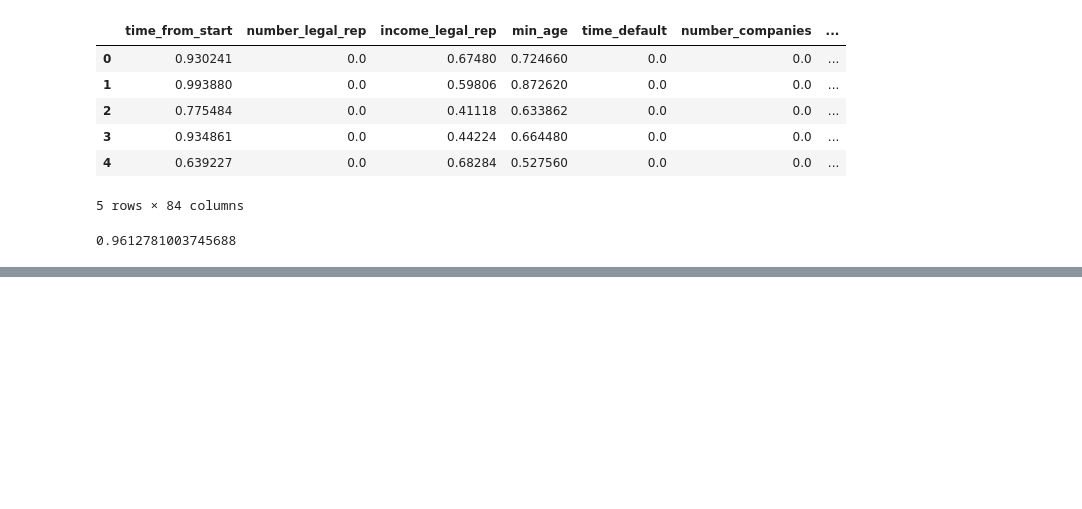
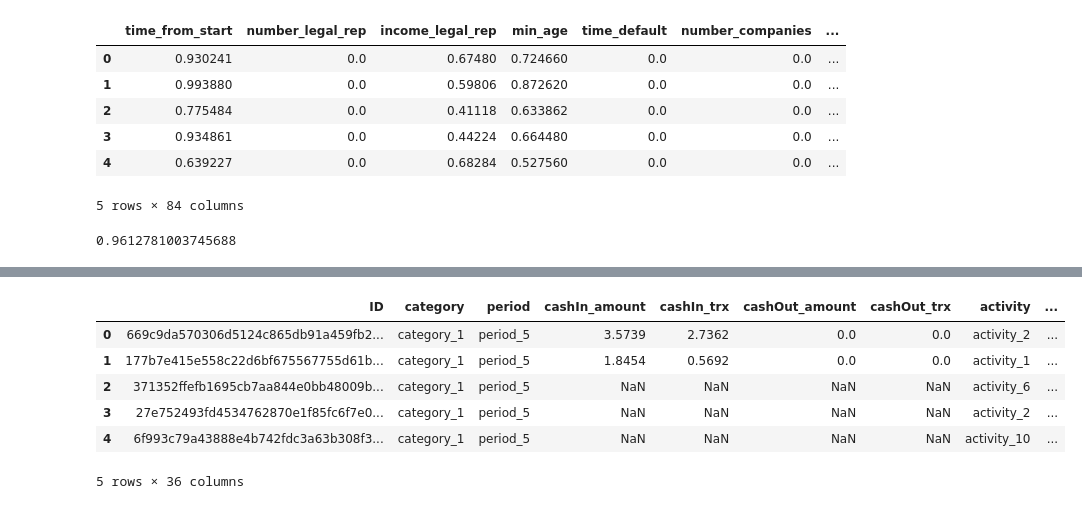
Before and after one commit to rodrigoase/bbva-data-challenge, a Jupyter notebook: Experimentacion.ipynb, the cells around one changed output, grey strips where cells are left out. Saved outputs shown, nothing was run; the diff lists cells and outputs as text; code cells hidden in the pictures; blank space fills up the shorter version.

```diff
--- a/Experimentacion.ipynb
+++ b/Experimentacion.ipynb
@@ -718,0 +739,10 @@ accuracy_score(y_test, y_xgb_v1_pred)
+# %%
+dataset_test.head()
+# %% [output]
+|  | ID | category | period | cashIn_amount | cashIn_trx | cashOut_amount | cashOut_trx | activity | ... |
+| 0 | 669c9da570306d5124c865db91a459fb2... | category_1 | period_5 | 3.5739 | 2.7362 | 0.0 | 0.0 | activity_2 | ... |
+| 1 | 177b7e415e558c22d6bf675567755d61b... | category_1 | period_5 | 1.8454 | 0.5692 | 0.0 | 0.0 | activity_1 | ... |
+| 2 | 371352ffefb1695cb7aa844e0bb48009b... | category_1 | period_5 | NaN | NaN | NaN | NaN | activity_6 | ... |
+| 3 | 27e752493fd4534762870e1f85fc6f7e0... | category_1 | period_5 | NaN | NaN | NaN | NaN | activity_2 | ... |
+| 4 | 6f993c79a43888e4b742fdc3a63b308f3... | category_1 | period_5 | NaN | NaN | NaN | NaN | activity_10 | ... |
+5 rows × 36 columns
```
Also changed, not shown: parts of 21 cells of this notebook, 1 other file.
